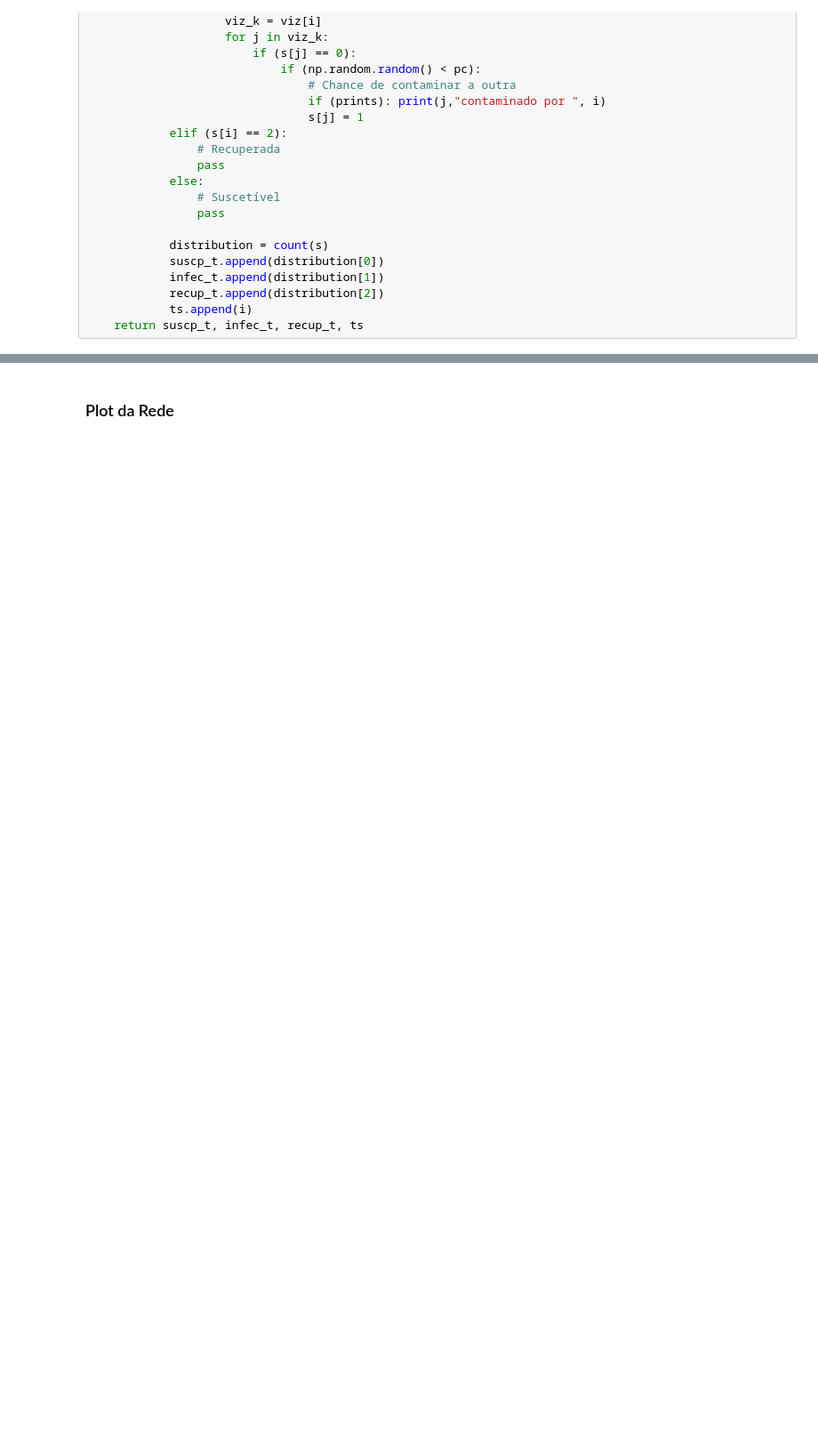
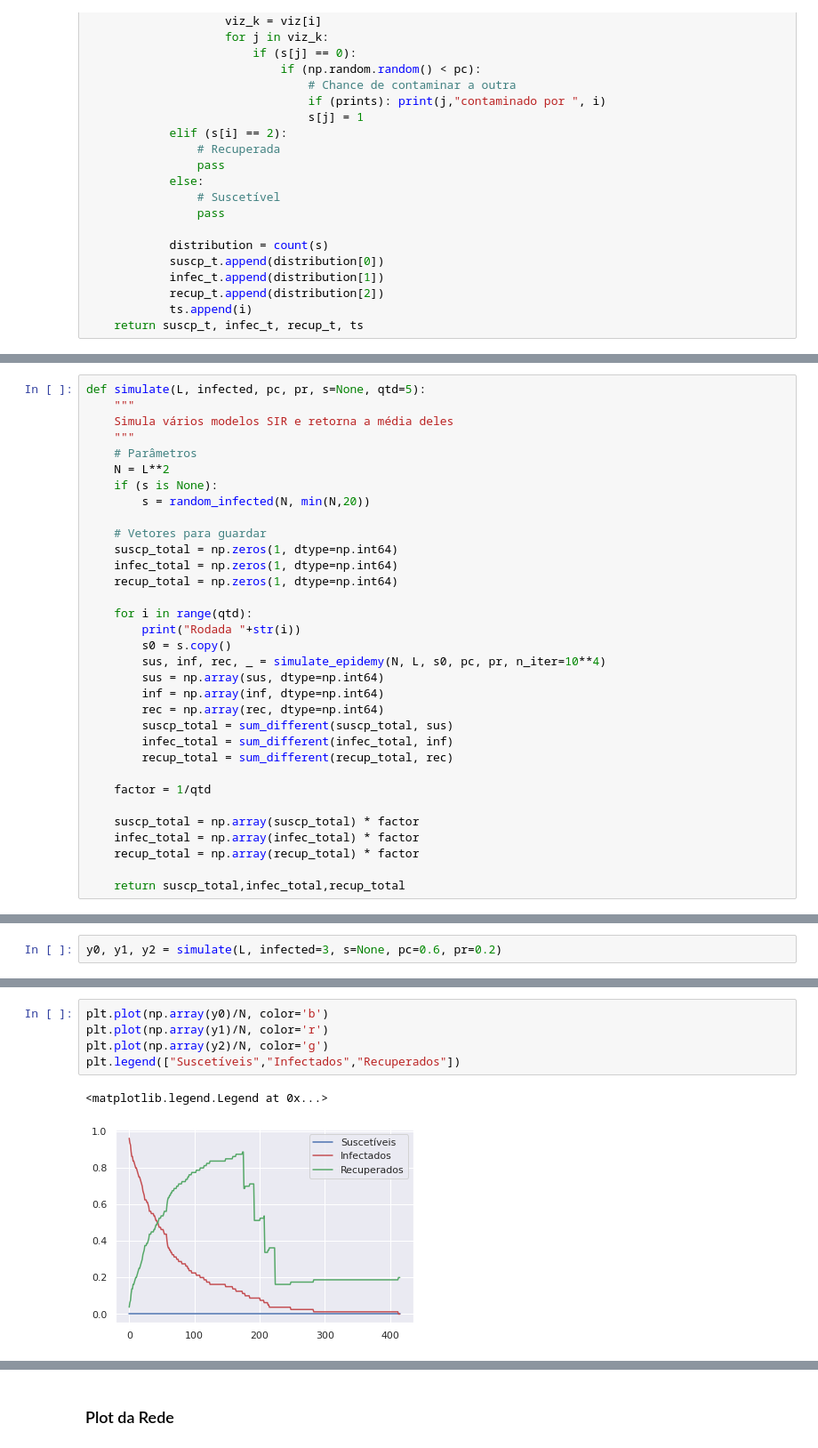
Before and after one commit to arthursl12/FisicaEstatistica, a Jupyter notebook: SIR.ipynb, the cells around one changed output, grey strips where cells are left out. Shown at 89% size. Drawn from its saved outputs; the diff is of its cells as text; blank space fills up the shorter version.

Commit message:
(SIR) Soma de arrays diferentes

```diff
--- a/SIR.ipynb
+++ b/SIR.ipynb
@@ -173,0 +215,33 @@ def simulate_epidemy(N, L, s, pc, pr, n_iter, prints=False, print_states=False):
+# %%
+def simulate(L, infected, pc, pr, s=None, qtd=5):
+    """
+    Simula vários modelos SIR e retorna a média deles
+    """
+    # Parâmetros
+    N = L**2
+    if (s is None):
+        s = random_infected(N, min(N,20))
+
+    # Vetores para guardar
+    suscp_total = np.zeros(1, dtype=np.int64)
+    infec_total = np.zeros(1, dtype=np.int64)
+    recup_total = np.zeros(1, dtype=np.int64)
+
+    for i in range(qtd):
+        print("Rodada "+str(i))
+        s0 = s.copy()
+        sus, inf, rec, _ = simulate_epidemy(N, L, s0, pc, pr, n_iter=10**4)
+        sus = np.array(sus, dtype=np.int64)
+        inf = np.array(inf, dtype=np.int64)
+        rec = np.array(rec, dtype=np.int64)
+        suscp_total = sum_different(suscp_total, sus)
+        infec_total = sum_different(infec_total, inf)
+        recup_total = sum_different(recup_total, rec)
+
+    factor = 1/qtd
+
+    suscp_total = np.array(suscp_total) * factor
+    infec_total = np.array(infec_total) * factor
+    recup_total = np.array(recup_total) * factor
+
+    return suscp_total,infec_total,recup_total
@@ -173,0 +284,2 @@ def simulate_epidemy(N, L, s, pc, pr, n_iter, prints=False, print_states=False):
+# %%
+y0, y1, y2 = simulate(L, infected=3, s=None, pc=0.6, pr=0.2)
@@ -173,0 +303,8 @@ def simulate_epidemy(N, L, s, pc, pr, n_iter, prints=False, print_states=False):
+# %%
+plt.plot(np.array(y0)/N, color='b')
+plt.plot(np.array(y1)/N, color='r')
+plt.plot(np.array(y2)/N, color='g')
+plt.legend(["Suscetíveis","Infectados","Recuperados"])
+# %% [output]
+<matplotlib.legend.Legend at 0x...>
+[figure, added]
```
Also changed, not shown: parts of 47 cells of this notebook.
